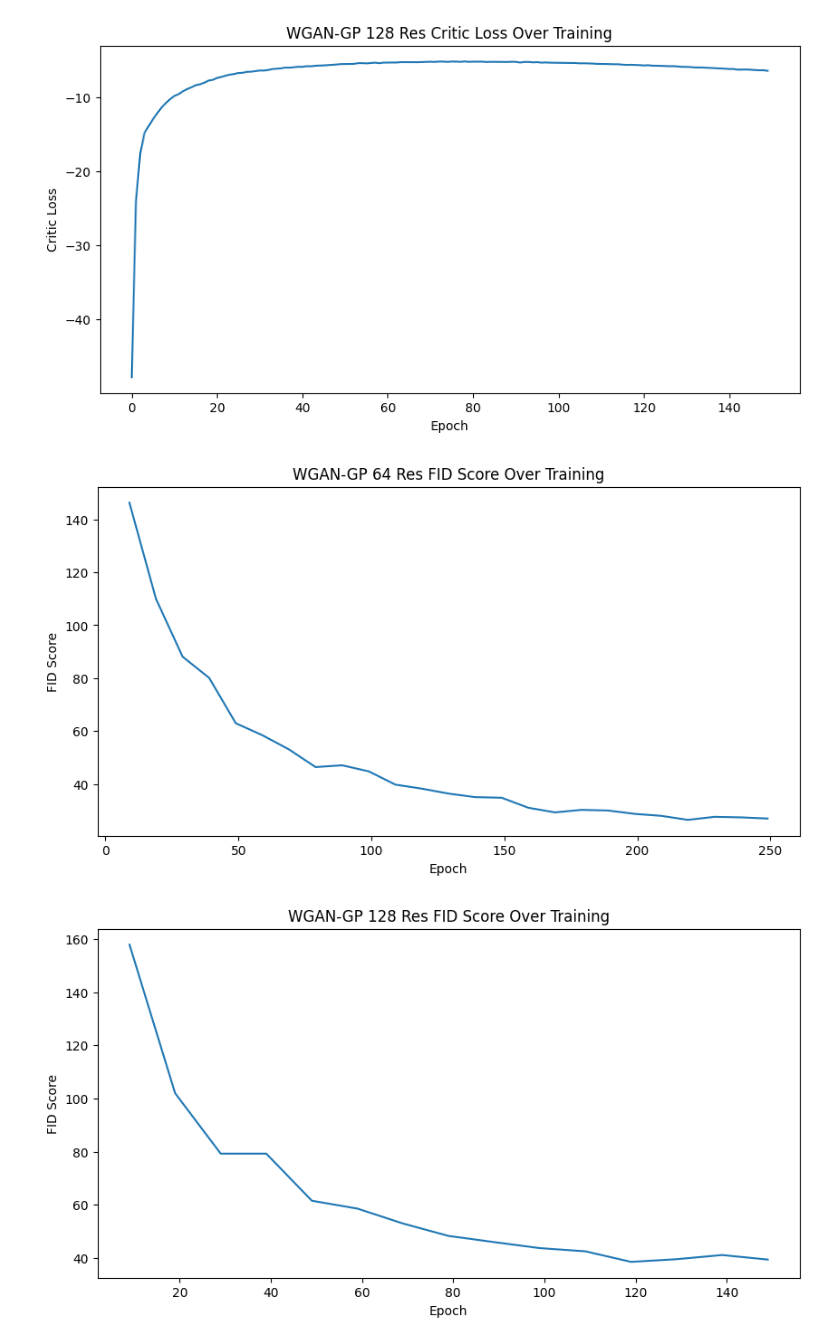
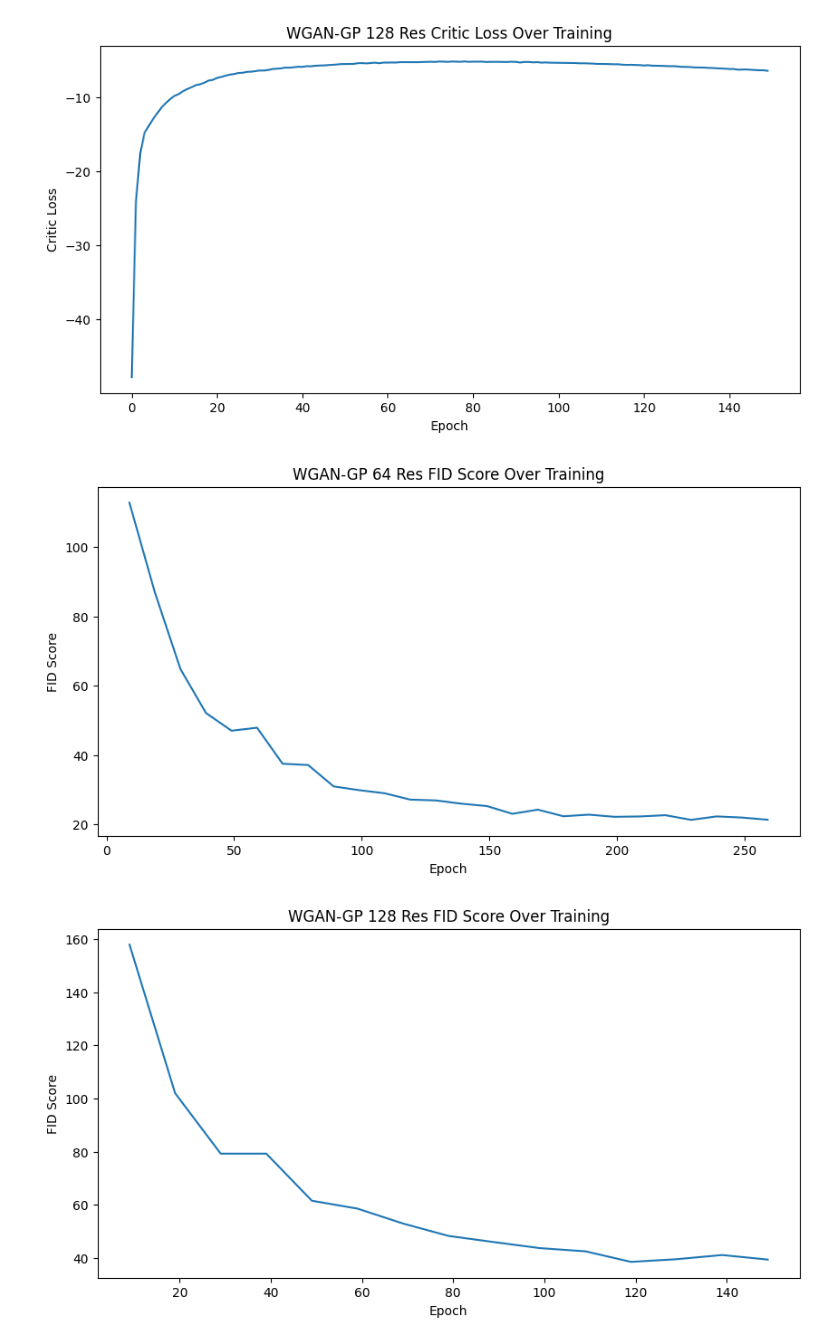
Before and after one commit to pratik-633/Final-Project-Group1, a Jupyter notebook: code/notebooks/exploratory_analysis.ipynb, the cells around one changed output. Cells and saved outputs as stored; diff of their text form; code cells hidden in the pictures.

```diff
--- a/code/notebooks/exploratory_analysis.ipynb
+++ b/code/notebooks/exploratory_analysis.ipynb
@@ -59,22 +59,22 @@ plt.show()
 # %% [output]
 [figure]
 # %%
-epochs = wgan_64_history['epoch']
-fid_all = wgan_64_history['fid']
+epochs = wgan_64_history['train_history']['epoch']
+fid_all = wgan_64_history['train_history']['fid']
 
 fid_values = []
 epoch_fid_pairs = []
 for i in range(len(epochs)):
     if fid_all[i] is not None:
         fid_values.append(float(fid_all[i]))
         epoch_fid_pairs.append((epochs[i], float(fid_all[i])))
 
 plt.figure(figsize=(10, 5))
 plt.plot([pair[0] for pair in epoch_fid_pairs], [pair[1] for pair in epoch_fid_pairs])
 plt.xlabel('Epoch')
 plt.ylabel('FID Score')
 plt.title('WGAN-GP 64 Res FID Score Over Training')
 plt.show()
 # %% [output]
-[figure, old version]
+[figure, new version]
 # %%
```
Also changed, not shown: parts of 5 cells of this notebook, 7 other files.
